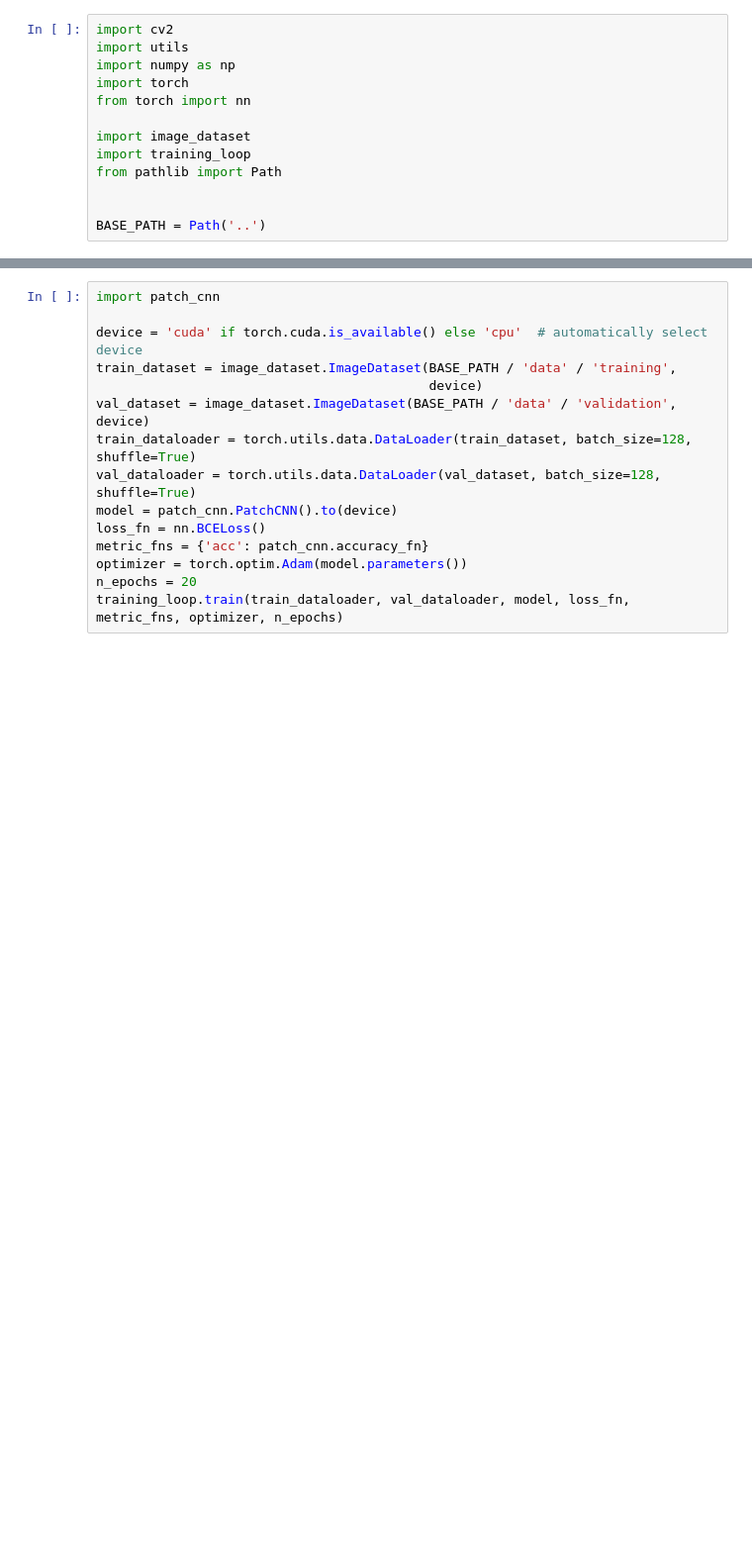
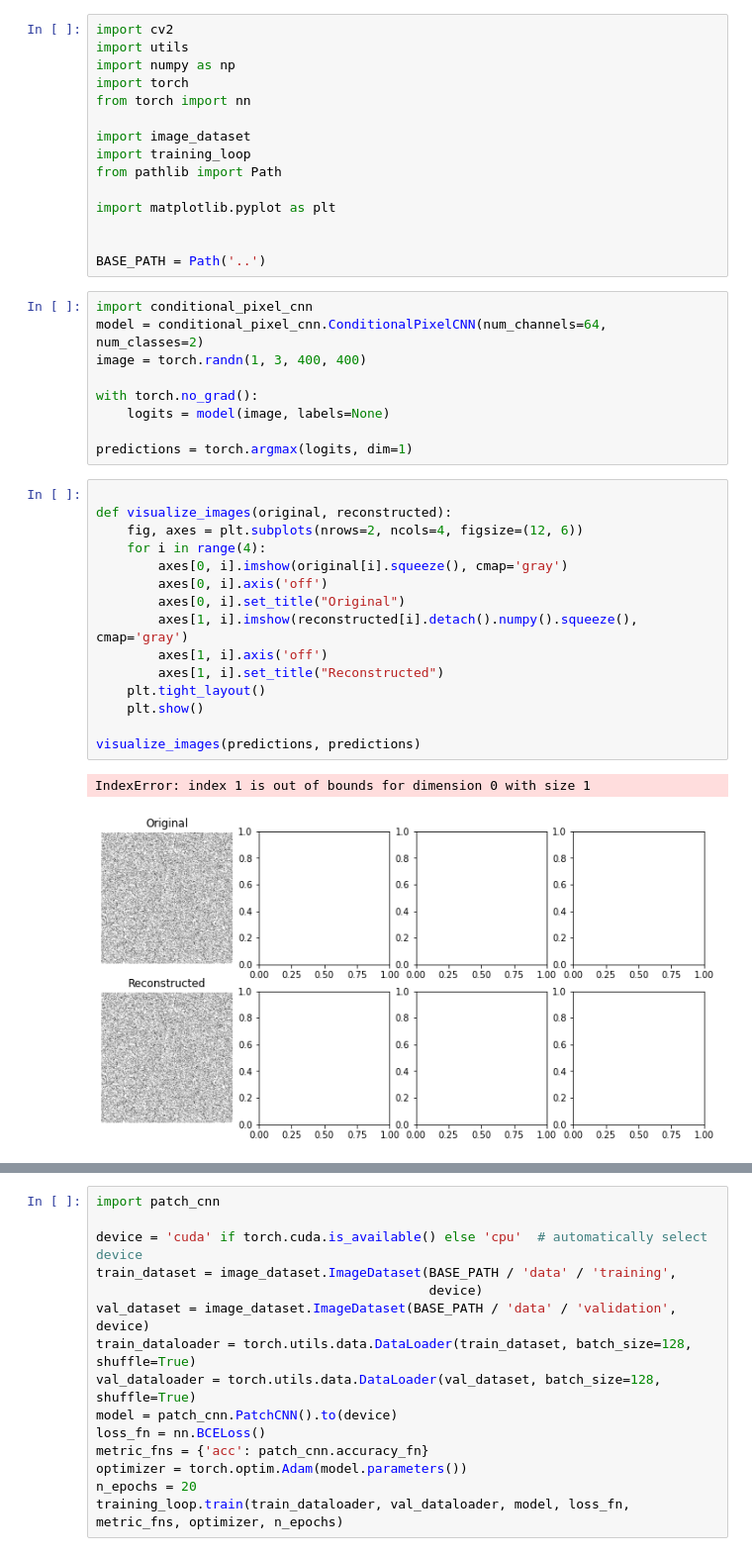
Before and after one commit to squaresphere0/CIL_23, a Jupyter notebook: src/main.ipynb, the cells around one changed output, grey strips where cells are left out. Shown at 99% size. Saved outputs shown, nothing was run; the diff lists cells and outputs as text; blank space fills up the shorter version.

Commit message:
add: test of first very basic conditional_pixelcnn

```diff
--- a/src/main.ipynb
+++ b/src/main.ipynb
@@ -9,5 +9,34 @@ import image_dataset
 import training_loop
 from pathlib import Path
 
+import matplotlib.pyplot as plt
+
 
 BASE_PATH = Path('..')
+# %%
+import conditional_pixel_cnn
+model = conditional_pixel_cnn.ConditionalPixelCNN(num_channels=64, num_classes=2)
+image = torch.randn(1, 3, 400, 400)
+
+with torch.no_grad():
+    logits = model(image, labels=None)
+
+predictions = torch.argmax(logits, dim=1)
+# %%
+
+def visualize_images(original, reconstructed):
+    fig, axes = plt.subplots(nrows=2, ncols=4, figsize=(12, 6))
+    for i in range(4):
+        axes[0, i].imshow(original[i].squeeze(), cmap='gray')
+        axes[0, i].axis('off')
+        axes[0, i].set_title("Original")
+        axes[1, i].imshow(reconstructed[i].detach().numpy().squeeze(), cmap='gray')
+        axes[1, i].axis('off')
+        axes[1, i].set_title("Reconstructed")
+    plt.tight_layout()
+    plt.show()
+
+visualize_images(predictions, predictions)
+# %% [output]
+IndexError: index 1 is out of bounds for dimension 0 with size 1
+[figure, added]
```
Also changed, not shown: parts of 2 cells of this notebook.
